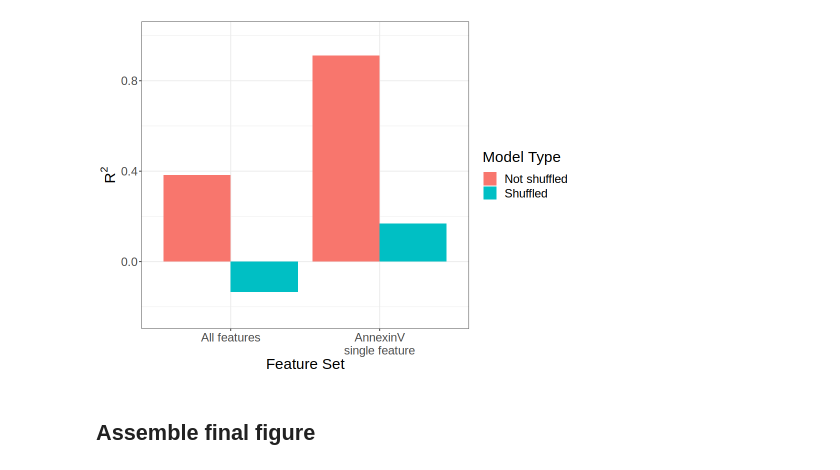
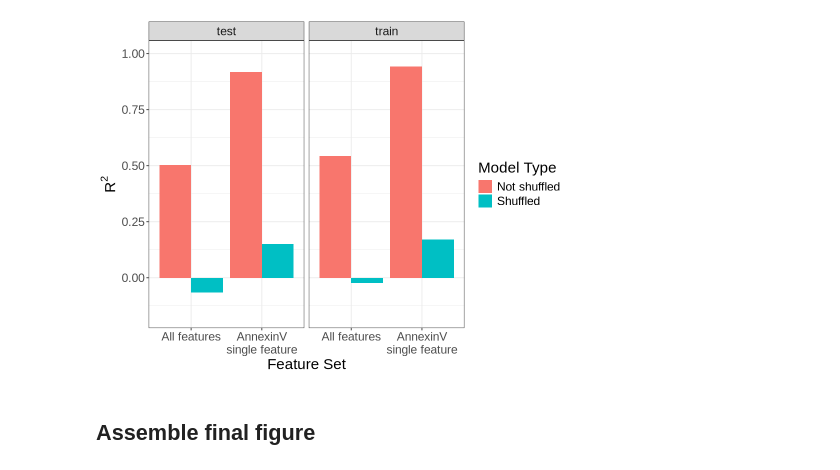
Before and after one commit to WayScience/live_cell_timelapse_apoptosis_analysis, a Jupyter notebook: 5.bulk_timelapse_model/notebooks/5.plot_model_peformances.ipynb, the cells around one changed output. Cells and saved outputs as stored; diff of their text form; code cells hidden in the pictures.

```diff
--- a/5.bulk_timelapse_model/notebooks/5.plot_model_peformances.ipynb
+++ b/5.bulk_timelapse_model/notebooks/5.plot_model_peformances.ipynb
@@ -42,21 +59,23 @@ mse_plot
 # %%
 r2_plot <- (
     ggplot(df, aes(x = feature, y = r2, fill = shuffled))
     + geom_bar(stat = "identity", position = position_dodge())
     + theme_bw()
 
     + labs(
         x = "Feature Set",
         y = expression(R^2)
     )
     + ylim(min(df$r2) - 0.1, 1)
     + theme(text = element_text(size = 18))
     + guides(fill = guide_legend(title = "Model Type"))
+    + facet_wrap(~data_split, nrow = 1, scales = "free_x")
+
 
 )
 r2_plot
 # %% [output]
-[figure, old version]
+[figure, new version]
 # %% [markdown]
 ## Assemble final figure
 # %%
```
Also changed, not shown: parts of 3 cells of this notebook, 7 other files.
